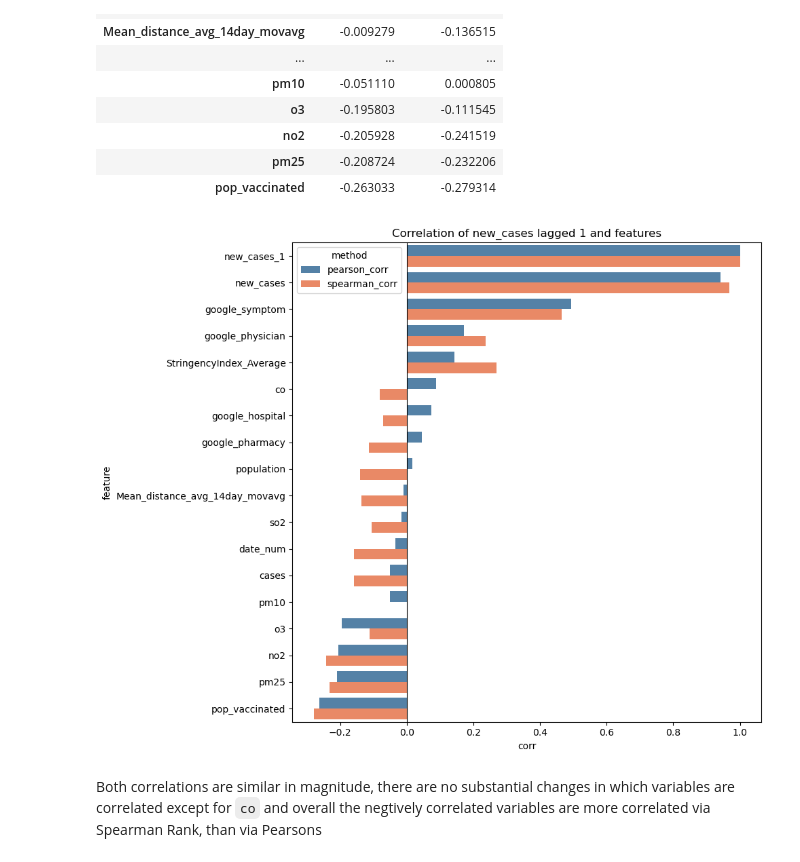
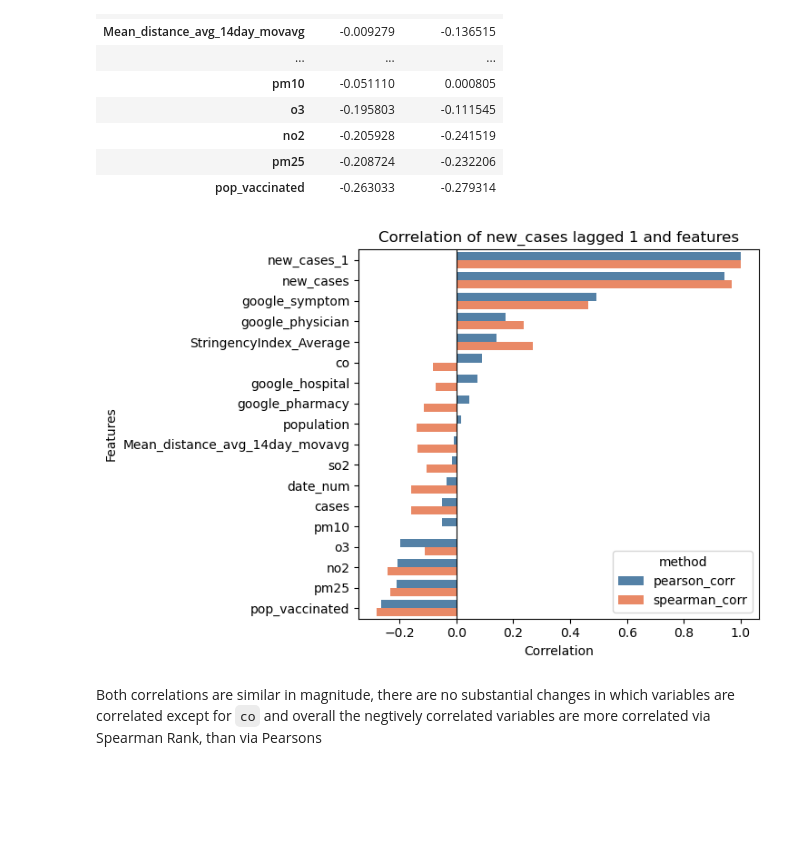
Before and after one commit to danielgvb/thesis, a Jupyter notebook: EDA/03_feature_selection.ipynb, the cells around one changed output. Drawn from its saved outputs; the diff is of its cells as text; code cells hidden in the pictures; blank space fills up the shorter version.

````diff
--- a/EDA/03_feature_selection.ipynb
+++ b/EDA/03_feature_selection.ipynb
@@ -178,28 +180,46 @@ df_corr
 | pm25 | -0.208724 | -0.232206 |
 | pop_vaccinated | -0.263033 | -0.279314 |
 # %%
-# df_corr has index = feature names and two columns
+import os
+from pathlib import Path
+
+# Define the output directory and ensure it exists
+output_dir = Path("../latex_plots")  # Replace with your desired path
+output_dir.mkdir(parents=True, exist_ok=True)
+
+# Define the filename
+output_path = output_dir / "covid_feature_correlations.pdf"
+
+# Prepare the data
 df_plot = (
     df_corr.reset_index()                       # bring feature names into a column
             .melt(id_vars="index",
                   value_vars=["pearson_corr", "spearman_corr"],
                   var_name="method", value_name="corr")
             .rename(columns={"index": "feature"})
 )
 
-plt.figure(figsize=(10, 8))
+# Create the plot
+plt.figure(figsize=(7.5, 5))
 sns.barplot(
     data=df_plot,
     y="feature", x="corr", hue="method",
-    orient="h", dodge=True,  # dodge=True puts the bars side‑by‑side
+    orient="h", dodge=True,
     palette={"pearson_corr": "steelblue", "spearman_corr": "coral"}
 )
 plt.axvline(0, color="k", linewidth=.8)
+plt.xlabel("Correlation")
+plt.ylabel("Features")
 plt.title("Correlation of new_cases lagged 1 and features")
 plt.tight_layout()
+
+# Save to PDF
+plt.savefig(output_path, format="pdf")
+
+# Show the plot
 plt.show()
 # %% [output]
-[figure, old version]
+[figure, new version]
 # %% [markdown]
 Both correlations are similar in magnitude, there are no substantial changes in which variables are correlated except for ```co``` and overall the negtively correlated variables are more correlated via Spearman Rank, than via Pearsons
 # %%
````
Also changed, not shown: parts of 83 cells of this notebook, 13 other files.
